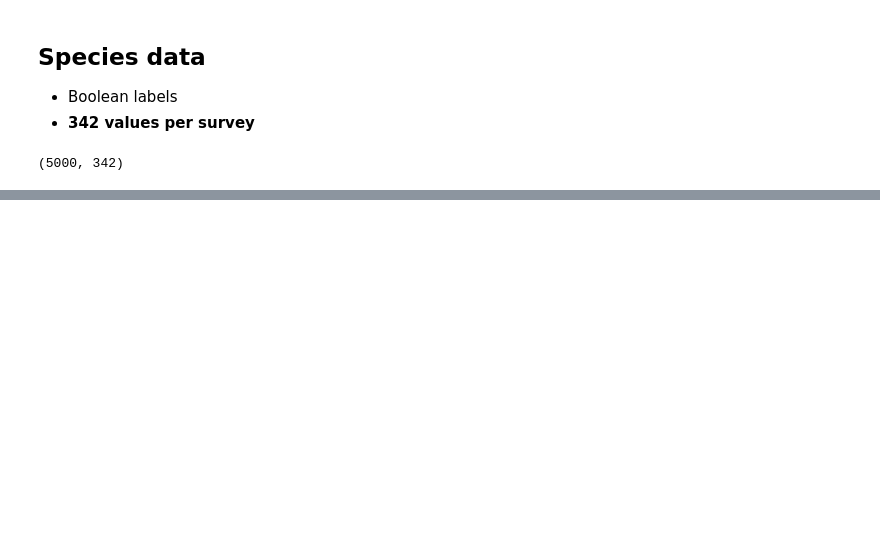
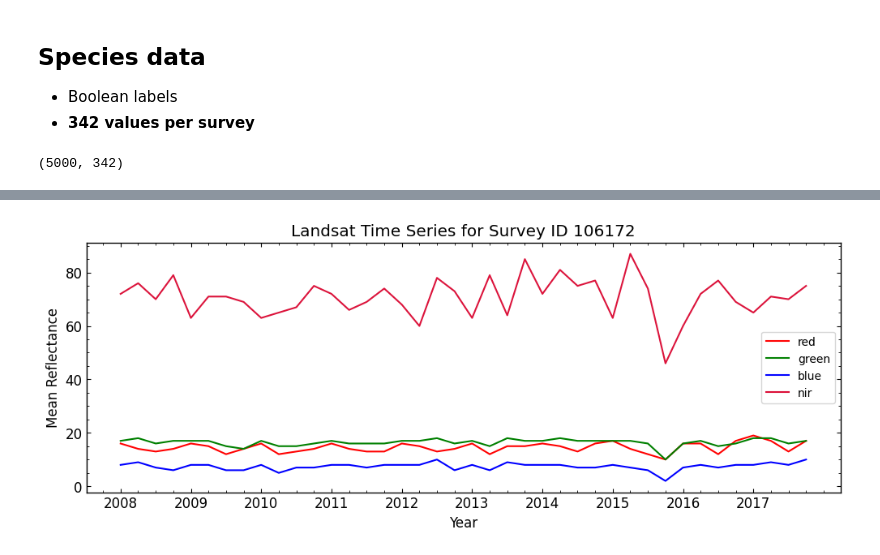
Before and after one commit to AstroAure/IPEO-Species-distribution, a Jupyter notebook: Aurelien_DataLoader/DataViewer.ipynb, the cells around one changed output, grey strips where cells are left out. Drawn from its saved outputs; the diff is of its cells as text; code cells hidden in the pictures; blank space fills up the shorter version.

Commit message:
Complete Dataviewer for a single survey

```diff
--- a/Aurelien_DataLoader/DataViewer.ipynb
+++ b/Aurelien_DataLoader/DataViewer.ipynb
@@ -29,7 +29,7 @@ env_variables.head()
 * 2008-2017 quarterly
 * **40 values per survey**
 # %%
-landsat_timeseries = pd.read_csv('data/landsat_timeseries_training.csv')
+landsat_timeseries = pd.read_csv('../data/landsat_timeseries_training.csv')
 landsat_timeseries.head()
 # %% [output]
 |  | surveyId | landsat_red_2008_1 | landsat_red_2008_2 | landsat_red_2008_3 | landsat_red_2008_4 | ... |
@@ -131,0 +135,9 @@ Species Data for Survey ID 197814: [0 1 0 0 0 0 0 0 0 0 0 0 0 0 0 1 0 0 0 0 0 0
+# %%
+survey_id = np.random.choice(landsat_timeseries['surveyId'].unique())
+
+env_vars = env_variables[env_variables['surveyId'] == survey_id]
+time_series = {band: get_time_series(survey_id, band) for band in ['red', 'green', 'blue', 'nir']}
+satellite_patch = satellite_patches[landsat_timeseries[landsat_timeseries['surveyId'] == survey_id].index[0]]
+species_labels = species_data[landsat_timeseries[landsat_timeseries['surveyId'] == survey_id].index[0]]
+
+print(f"Data for Survey ID {survey_id}")
@@ -131,0 +160,5 @@ Species Data for Survey ID 197814: [0 1 0 0 0 0 0 0 0 0 0 0 0 0 0 1 0 0 0 0 0 0
+# %%
+# Landsat Time Series
+plot_landsat_timeseries(survey_id)
+# %% [output]
+[figure, added]
```
Also changed, not shown: parts of 12 cells of this notebook, 1 other file.
